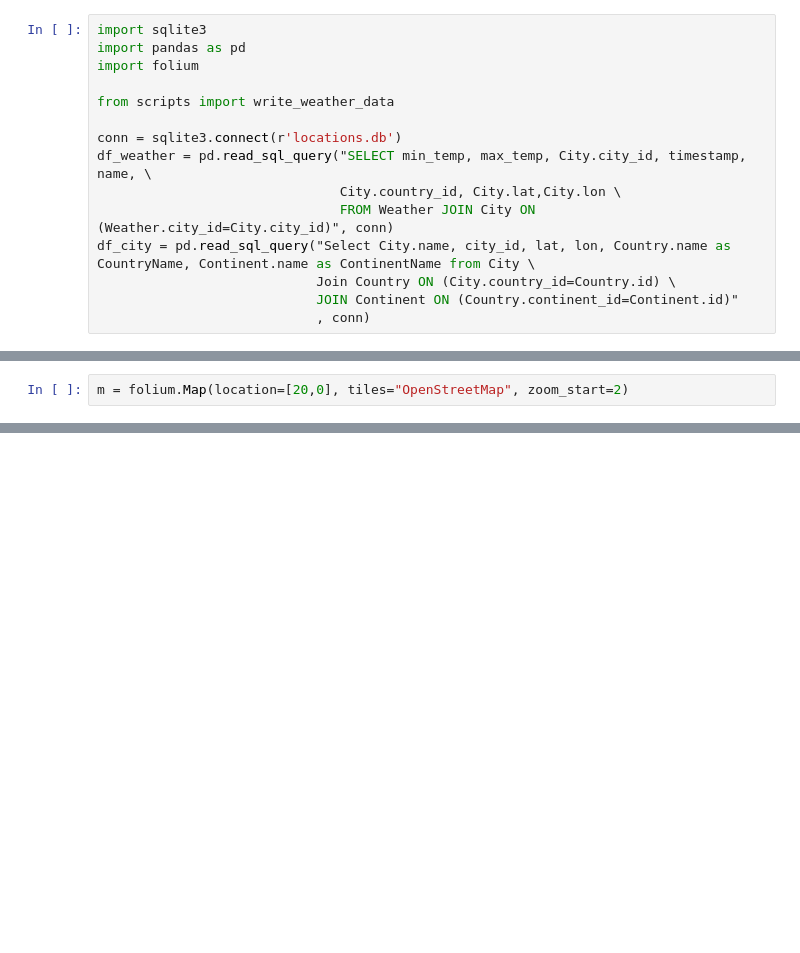
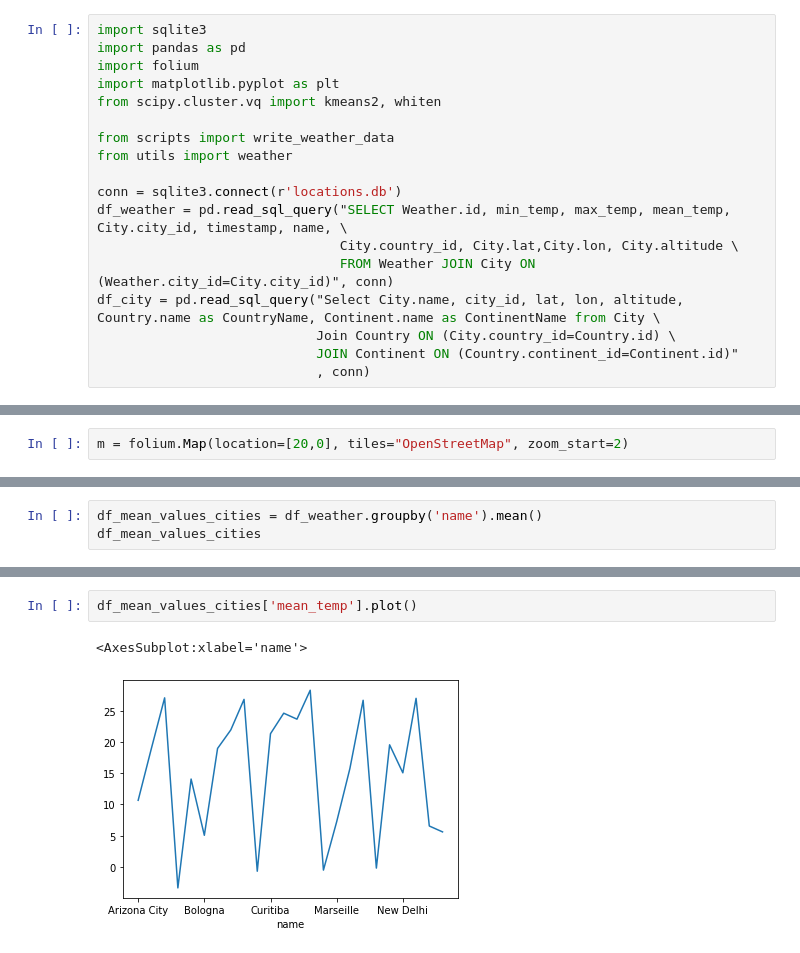
Before and after one commit to arindam31/CityWeatherAnalytics, a Jupyter notebook: Geo.ipynb, the cells around one changed output, grey strips where cells are left out. Cells and saved outputs as stored; diff of their text form; blank space fills up the shorter version.

Commit message:
Jupyter notebook updated with more plots

```diff
--- a/Geo.ipynb
+++ b/Geo.ipynb
@@ -2,14 +2,17 @@
 import sqlite3
 import pandas as pd
 import folium
+import matplotlib.pyplot as plt
+from scipy.cluster.vq import kmeans2, whiten
 
 from scripts import write_weather_data
+from utils import weather
 
 conn = sqlite3.connect(r'locations.db')
-df_weather = pd.read_sql_query("SELECT min_temp, max_temp, City.city_id, timestamp, name, \
-                               City.country_id, City.lat,City.lon \
+df_weather = pd.read_sql_query("SELECT Weather.id, min_temp, max_temp, mean_temp, City.city_id, timestamp, name, \
+                               City.country_id, City.lat,City.lon, City.altitude \
                                FROM Weather JOIN City ON (Weather.city_id=City.city_id)", conn)
-df_city = pd.read_sql_query("Select City.name, city_id, lat, lon, Country.name as CountryName, Continent.name as ContinentName from City \
+df_city = pd.read_sql_query("Select City.name, city_id, lat, lon, altitude, Country.name as CountryName, Continent.name as ContinentName from City \
                             Join Country ON (City.country_id=Country.id) \
                             JOIN Continent ON (Country.continent_id=Continent.id)"
                             , conn)
@@ -40,3 +44,6 @@ for city in write_weather_data.city_list:
 m
 # %% [output]
 [interactive output not drawn]
+# %%
+df_mean_values_cities = df_weather.groupby('name').mean()
+df_mean_values_cities
@@ -42,0 +69,5 @@ m
+# %%
+df_mean_values_cities['mean_temp'].plot()
+# %% [output]
+<AxesSubplot:xlabel='name'>
+[figure, added]
```
Also changed, not shown: parts of 5 cells of this notebook, 3 other files.
